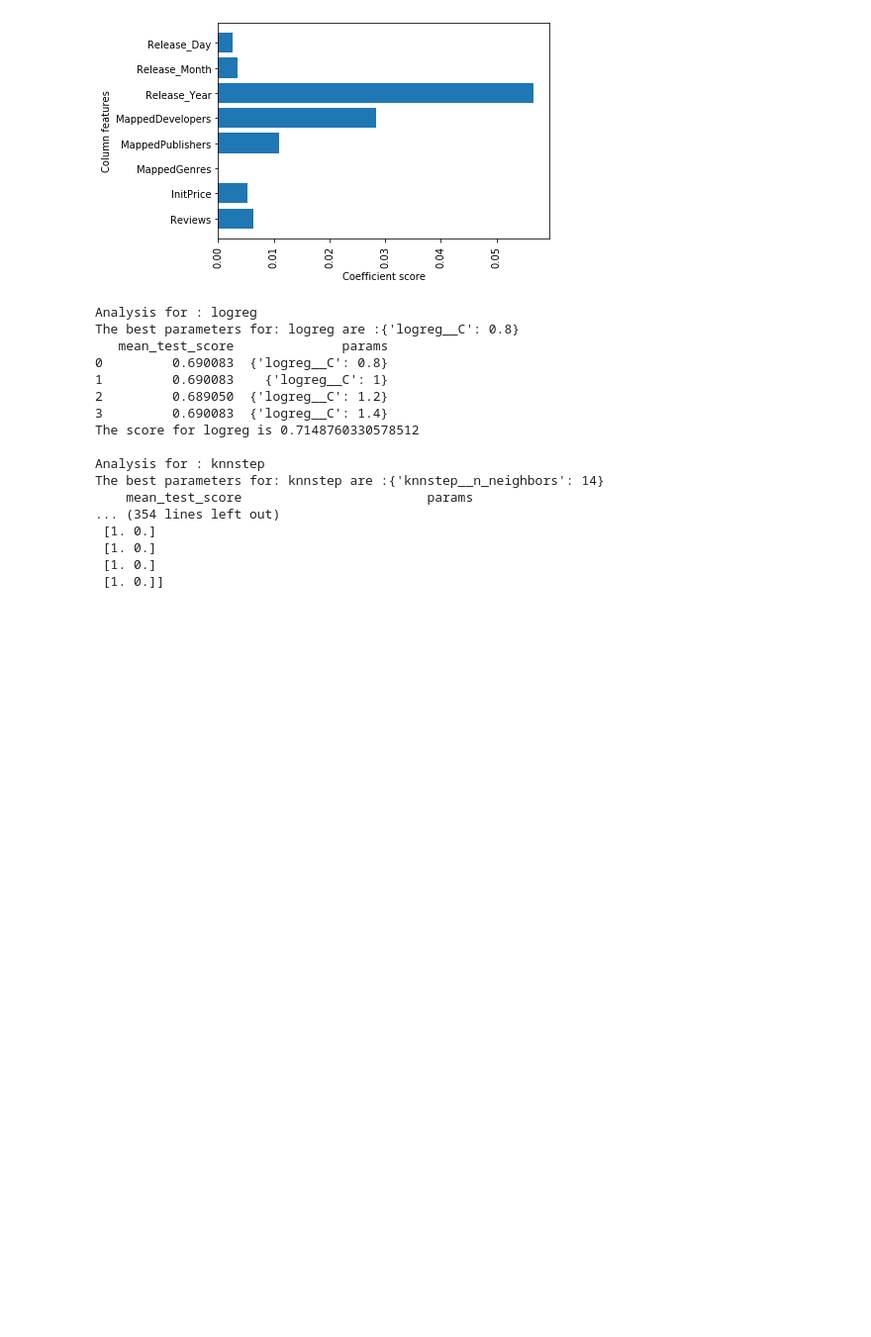
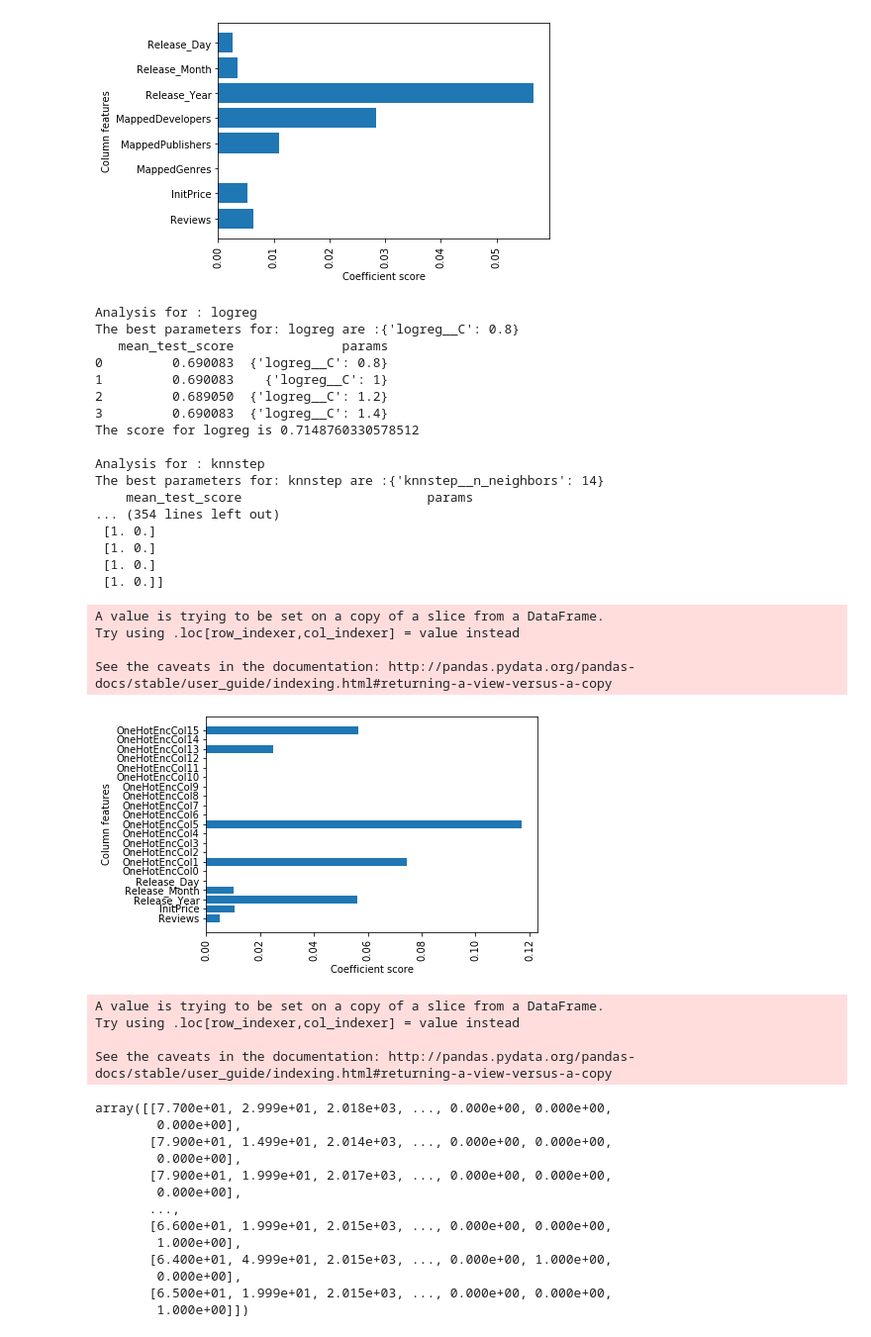
Before and after one commit to ashwin2rai/no_more_backlogs, a Jupyter notebook: notebooks/prototype_1.ipynb, the cells around one changed output. Shown at 99% size. Saved outputs shown, nothing was run; the diff lists cells and outputs as text; code cells hidden in the pictures; blank space fills up the shorter version.

```diff
--- a/notebooks/prototype_1.ipynb
+++ b/notebooks/prototype_1.ipynb
@@ -1076,4 +1085,40 @@ ps4_game_list['SuccessPredictText'] = ps4_game_list['SuccessPredict'].map({0.0:'
 ps4_game_list[['Reviews','SuccessPredict','SuccessPredictText','SuccessPredictProb']]
 
 ps4_game_list[ps4_game_list['Reviews'].notna()].dropna().to_csv('ps4_game_list_predicted.csv')
+# %%
+dfa = df_all.copy()
+dfb = dfa.drop('Game_comments',axis=1)
+
+x_train, x_test, y_train, y_test = preprocess_block(dfb, text_col=None, cat_var_limit=10, bin_rep=0,
+                     max_tfidf_features=10, ngram_range=(1,2),
+                     use_feat_select=True,
+                     alpha_space=np.linspace(0.01,0.02,20),
+                     random_state_var=20, test_size_var=.3, load_preproc = None,
+                     text_clean=False, pre_proc_filename = 'preproc.sav')
+
+val1,_,_,_ = preprocess_block(dfb,load_preproc='preproc.sav')
+val1
+# %% [output]
+A value is trying to be set on a copy of a slice from a DataFrame.
+Try using .loc[row_indexer,col_indexer] = value instead
+
+See the caveats in the documentation: http://pandas.pydata.org/pandas-docs/stable/user_guide/indexing.html#returning-a-view-versus-a-copy
+[figure, added]
+A value is trying to be set on a copy of a slice from a DataFrame.
+Try using .loc[row_indexer,col_indexer] = value instead
+
+See the caveats in the documentation: http://pandas.pydata.org/pandas-docs/stable/user_guide/indexing.html#returning-a-view-versus-a-copy
+array([[7.700e+01, 2.999e+01, 2.018e+03, ..., 0.000e+00, 0.000e+00,
+        0.000e+00],
+       [7.900e+01, 1.499e+01, 2.014e+03, ..., 0.000e+00, 0.000e+00,
+        0.000e+00],
+       [7.900e+01, 1.999e+01, 2.017e+03, ..., 0.000e+00, 0.000e+00,
+        0.000e+00],
+       ...,
+       [6.600e+01, 1.999e+01, 2.015e+03, ..., 0.000e+00, 0.000e+00,
+        1.000e+00],
+       [6.400e+01, 4.999e+01, 2.015e+03, ..., 0.000e+00, 1.000e+00,
+        0.000e+00],
+       [6.500e+01, 1.999e+01, 2.015e+03, ..., 0.000e+00, 0.000e+00,
+        1.000e+00]])
 # %%
```
Also changed, not shown: parts of 3 cells of this notebook.
